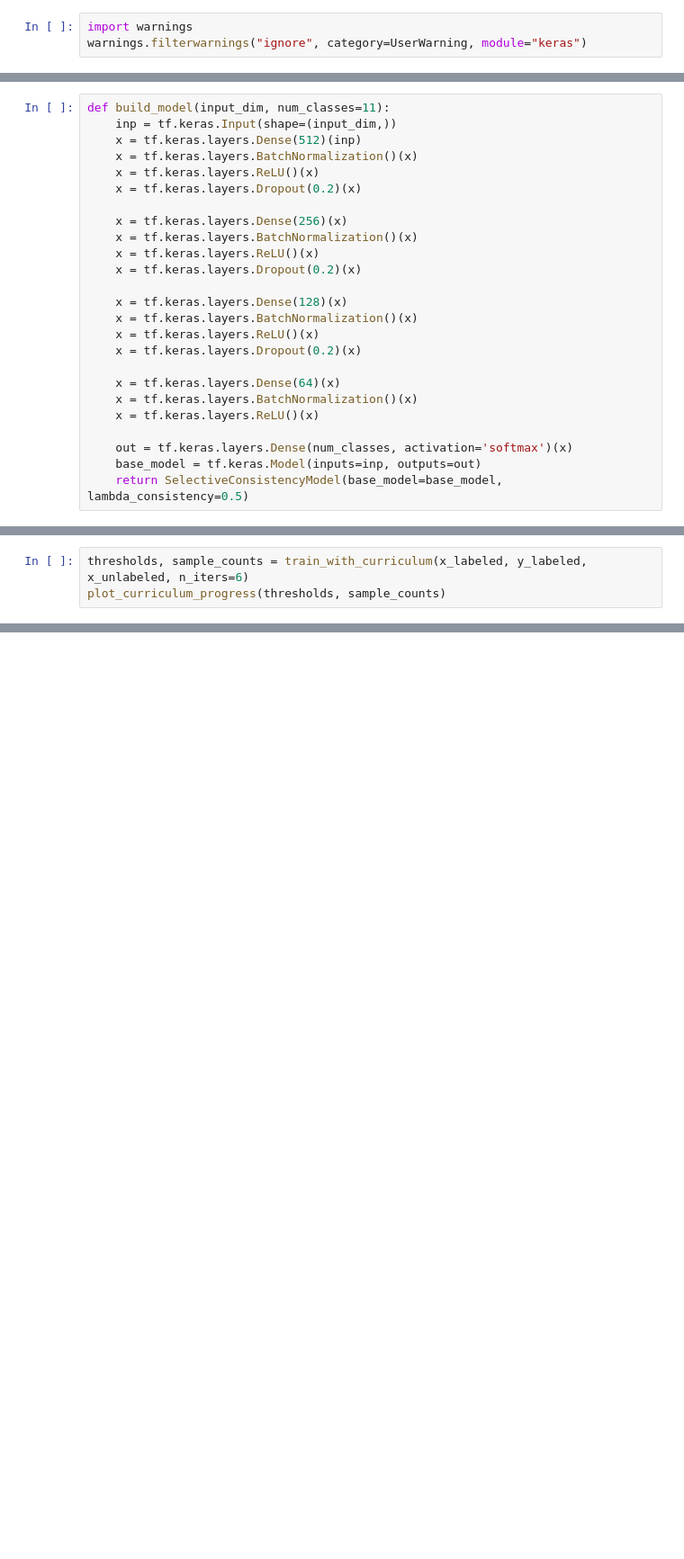
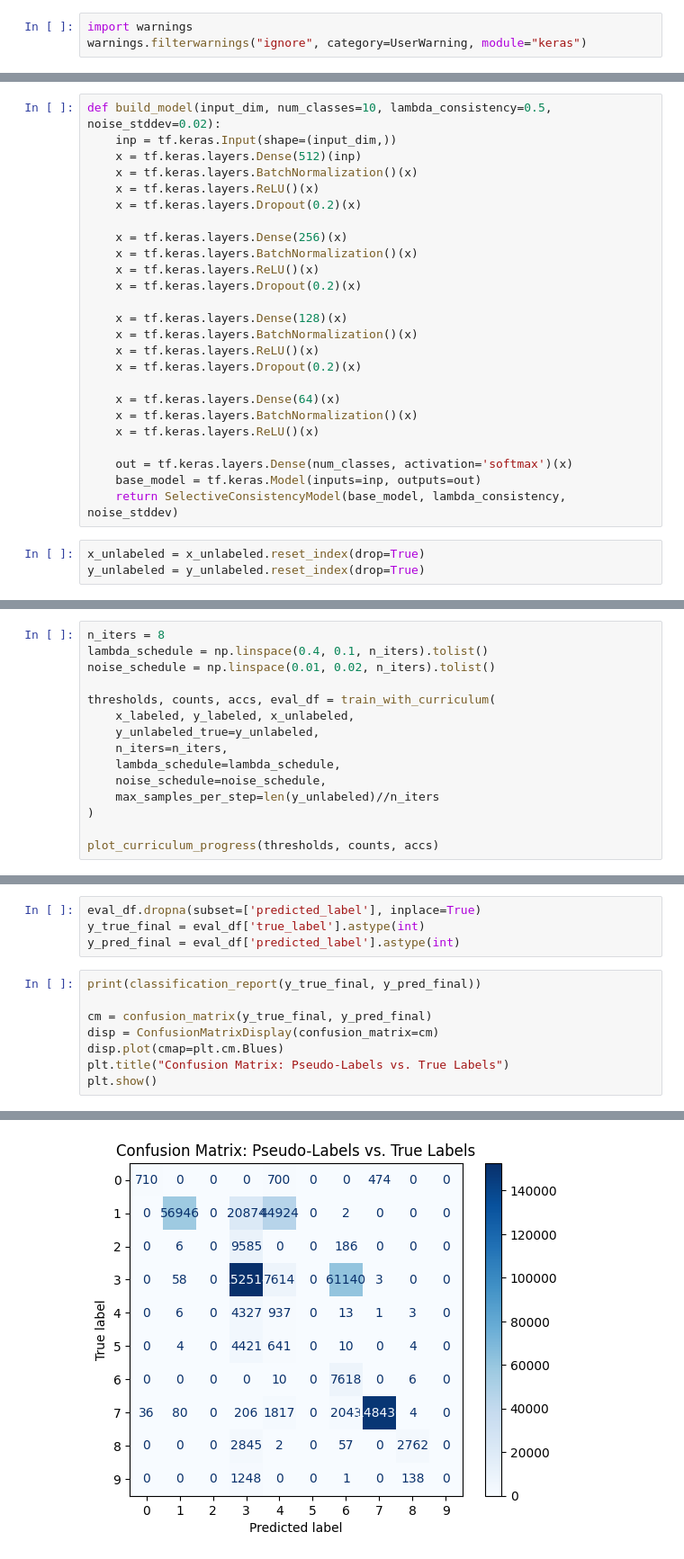
Before and after one commit to lucchinaluca/thesis-datasec, a Jupyter notebook: Pseudo-Labeling.ipynb, the cells around one changed output, grey strips where cells are left out. Shown at 90% size. Saved outputs shown, nothing was run; the diff lists cells and outputs as text; blank space fills up the shorter version.

```diff
--- a/Pseudo-Labeling.ipynb
+++ b/Pseudo-Labeling.ipynb
@@ -295,5 +297,5 @@ warnings.filterwarnings("ignore", category=UserWarning, module="keras")
 # %%
-def build_model(input_dim, num_classes=11):
+def build_model(input_dim, num_classes=10, lambda_consistency=0.5, noise_stddev=0.02):
     inp = tf.keras.Input(shape=(input_dim,))
     x = tf.keras.layers.Dense(512)(inp)
     x = tf.keras.layers.BatchNormalization()(x)
@@ -316,5 +318,8 @@ def build_model(input_dim, num_classes=11):
 
     out = tf.keras.layers.Dense(num_classes, activation='softmax')(x)
     base_model = tf.keras.Model(inputs=inp, outputs=out)
-    return SelectiveConsistencyModel(base_model=base_model, lambda_consistency=0.5)
+    return SelectiveConsistencyModel(base_model, lambda_consistency, noise_stddev)
+# %%
+x_unlabeled = x_unlabeled.reset_index(drop=True)
+y_unlabeled = y_unlabeled.reset_index(drop=True)
 # %%
@@ -394,4 +445,16 @@ def plot_curriculum_progress(thresholds, sample_counts):
 # %%
-thresholds, sample_counts = train_with_curriculum(x_labeled, y_labeled, x_unlabeled, n_iters=6)
-plot_curriculum_progress(thresholds, sample_counts)
+n_iters = 8
+lambda_schedule = np.linspace(0.4, 0.1, n_iters).tolist()
+noise_schedule = np.linspace(0.01, 0.02, n_iters).tolist()
+
+thresholds, counts, accs, eval_df = train_with_curriculum(
+    x_labeled, y_labeled, x_unlabeled,
+    y_unlabeled_true=y_unlabeled,
+    n_iters=n_iters,
+    lambda_schedule=lambda_schedule,
+    noise_schedule=noise_schedule,
+    max_samples_per_step=len(y_unlabeled)//n_iters
+)
+
+plot_curriculum_progress(thresholds, counts, accs)
 # %% [output]
@@ -415 +473,14 @@ Epoch 1/5
 KeyboardInterrupt:
+# %%
+eval_df.dropna(subset=['predicted_label'], inplace=True)
+y_true_final = eval_df['true_label'].astype(int)
+y_pred_final = eval_df['predicted_label'].astype(int)
+# %%
+print(classification_report(y_true_final, y_pred_final))
+
+cm = confusion_matrix(y_true_final, y_pred_final)
+disp = ConfusionMatrixDisplay(confusion_matrix=cm)
+disp.plot(cmap=plt.cm.Blues)
+plt.title("Confusion Matrix: Pseudo-Labels vs. True Labels")
+plt.show()
+# %% [output]
@@ -415,0 +503 @@ KeyboardInterrupt:
+[figure, added]
```
Also changed, not shown: parts of 17 cells of this notebook.
